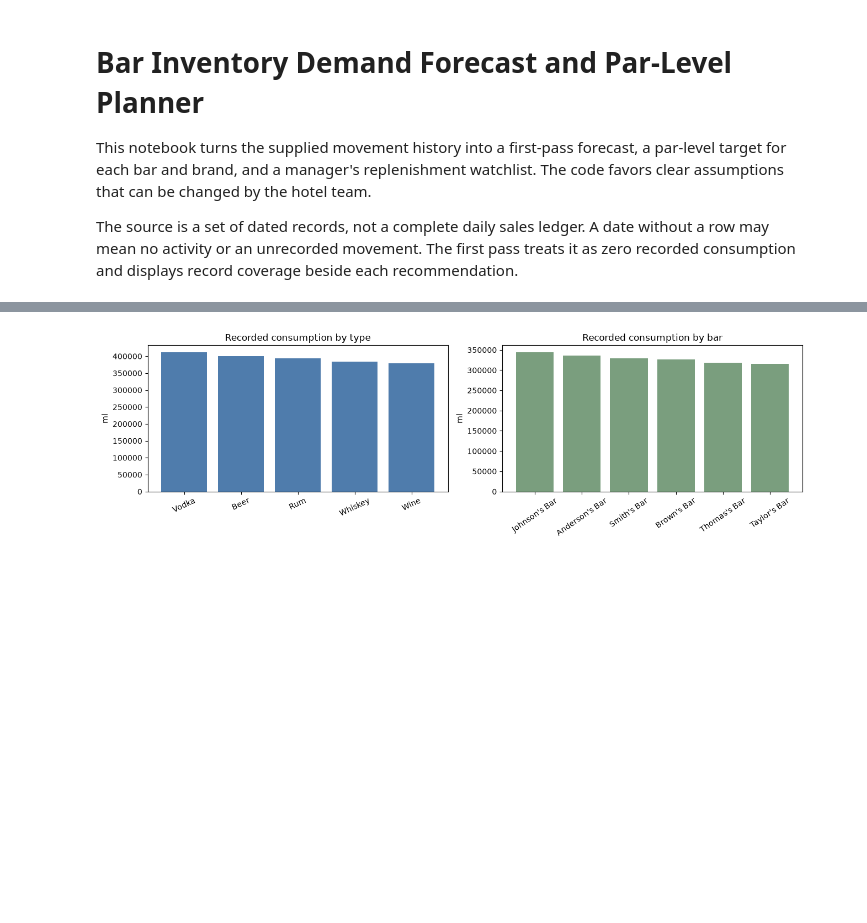
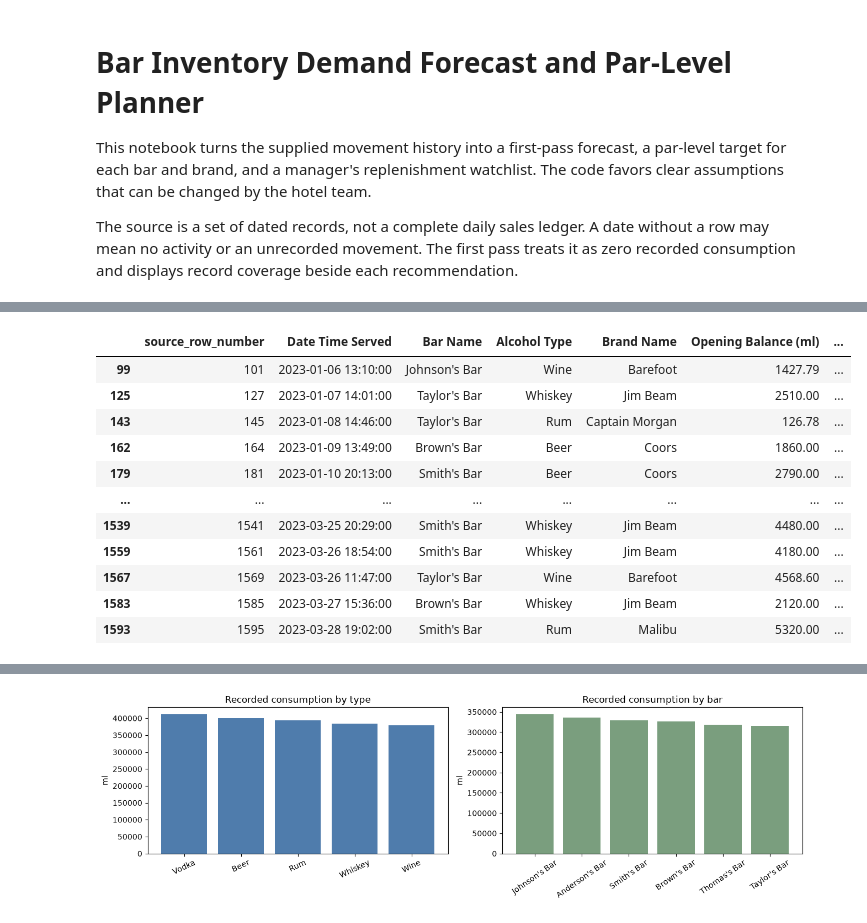
Before and after one commit to Diganta20/inventory_management_sys, a Jupyter notebook: main.ipynb, the cells around one changed output, grey strips where cells are left out. Cells and saved outputs as stored; diff of their text form; code cells hidden in the pictures; blank space fills up the shorter version.

```diff
--- a/main.ipynb
+++ b/main.ipynb
@@ -35,23 +42,78 @@ DEMAND_COL = "Consumed (ml)"
 # %%
 if not DATA_PATH.exists():
-    raise FileNotFoundError(f"CSV not found: {DATA_PATH}. Update DATA_PATH or place the file beside this notebook.")
+    raise FileNotFoundError(
+        f"CSV not found: {DATA_PATH}. Update DATA_PATH or place the file beside this notebook."
+    )
 
-raw = pd.read_csv(DATA_PATH)
-required = {TIME_COL, *GROUP_COLS, "Opening Balance (ml)", "Purchase (ml)",
-            DEMAND_COL, "Closing Balance (ml)"}
-missing = required.difference(raw.columns)
-if missing:
-    raise ValueError(f"Missing expected columns: {sorted(missing)}")
+# Keep the loaded table intact; all checks below add flags rather than fixing source values.
+source_data = pd.read_csv(DATA_PATH)
+raw = source_data.copy()
+
+required = {TIME_COL, *GROUP_COLS, *MOVEMENT_COLS}
+missing_columns = required.difference(raw.columns)
+if missing_columns:
+    raise ValueError(f"Missing expected columns: {sorted(missing_columns)}")
+
+raw["source_row_number"] = np.arange(2, len(raw) + 2)
+raw["is_exact_duplicate"] = source_data.duplicated(keep=False)
 
 raw[TIME_COL] = pd.to_datetime(raw[TIME_COL], errors="coerce")
-for column in ["Opening Balance (ml)", "Purchase (ml)", DEMAND_COL, "Closing Balance (ml)"]:
+for column in MOVEMENT_COLS:
     raw[column] = pd.to_numeric(raw[column], errors="coerce")
-raw = raw.dropna(subset=[TIME_COL, *GROUP_COLS, DEMAND_COL]).copy()
+
 raw["Date"] = raw[TIME_COL].dt.normalize()
+raw["has_negative_quantity"] = raw[MOVEMENT_COLS].lt(0).any(axis=1)
 
-print(f"Rows: {len(raw):,}")
-print(f"Date range: {raw[TIME_COL].min():%Y-%m-%d} to {raw[TIME_COL].max():%Y-%m-%d}")
-print(f"Bars: {raw['Bar Name'].nunique()} | Brands: {raw['Brand Name'].nunique()} | "
-      f"Bar-brand combinations: {raw[GROUP_COLS].drop_duplicates().shape[0]}")
-print("Missing fields after cleaning:", int(raw.isna().sum().sum()))
+raw["expected_closing_ml"] = (
+    raw["Opening Balance (ml)"] + raw["Purchase (ml)"] - raw[DEMAND_COL]
+)
+raw["balance_discrepancy_ml"] = (
+    raw["Closing Balance (ml)"] - raw["expected_closing_ml"]
+)
+raw["has_balance_discrepancy"] = (
+    raw["balance_discrepancy_ml"].abs() > BALANCE_TOLERANCE_ML
+)
+
+required_for_demand = [TIME_COL, *GROUP_COLS, DEMAND_COL]
+raw["has_missing_required_field"] = raw[required_for_demand].isna().any(axis=1)
+
+quality_summary = pd.Series({
+    "Rows in source file": len(raw),
+    "Rows with missing values (any column)": int(raw.isna().any(axis=1).sum()),
+    "Rows with invalid timestamps": int(raw[TIME_COL].isna().sum()),
+    "Exact duplicate rows": int(raw["is_exact_duplicate"].sum()),
+    "Rows with a negative movement or balance": int(raw["has_negative_quantity"].sum()),
+    "Rows with missing demand-analysis fields": int(raw["has_missing_required_field"].sum()),
+    f"Balance discrepancies over {BALANCE_TOLERANCE_ML:g} ml": int(raw["has_balance_discrepancy"].sum()),
+    "Maximum absolute balance discrepancy (ml)": raw["balance_discrepancy_ml"].abs().max(),
+}, name="row_count")
+display(quality_summary.to_frame())
+
+# Show suspicious rows for review; do not overwrite or silently repair them.
+suspicious_mask = (
+    raw["is_exact_duplicate"] | raw["has_negative_quantity"]
+    | raw["has_balance_discrepancy"] | raw["has_missing_required_field"]
+    | raw[TIME_COL].isna()
+)
+suspicious_columns = [
+    "source_row_number", TIME_COL, *GROUP_COLS, *MOVEMENT_COLS,
+    "expected_closing_ml", "balance_discrepancy_ml",
+    "is_exact_duplicate", "has_negative_quantity", "has_balance_discrepancy",
+    "has_missing_required_field",
+]
+suspicious_records = raw.loc[suspicious_mask, suspicious_columns]
+print(f"Flagged records for review: {len(suspicious_records):,}")
+display(suspicious_records)
+
+# Demand analysis requires a usable date, item identity, and nonnegative consumption.
+analysis_data = raw.dropna(subset=required_for_demand).copy()
+negative_demand_mask = analysis_data[DEMAND_COL] < 0
+print(f"Negative-consumption rows excluded from demand analysis: {int(negative_demand_mask.sum()):,}")
+analysis_data = analysis_data.loc[~negative_demand_mask].copy()
+analysis_data["Date"] = analysis_data[TIME_COL].dt.normalize()
+
+print(f"Rows retained for demand analysis: {len(analysis_data):,}")
+print(f"Date range: {analysis_data[TIME_COL].min():%Y-%m-%d} to {analysis_data[TIME_COL].max():%Y-%m-%d}")
+print(f"Bars: {analysis_data['Bar Name'].nunique()} | Brands: {analysis_data['Brand Name'].nunique()} | "
+      f"Bar-brand combinations: {analysis_data[GROUP_COLS].drop_duplicates().shape[0]}")
 # %% [output]
@@ -61,0 +130,12 @@ Missing fields after cleaning: 0
+|  | source_row_number | Date Time Served | Bar Name | Alcohol Type | Brand Name | Opening Balance (ml) | ... |
+| 99 | 101 | 2023-01-06 13:10:00 | Johnson's Bar | Wine | Barefoot | 1427.79 | ... |
+| 125 | 127 | 2023-01-07 14:01:00 | Taylor's Bar | Whiskey | Jim Beam | 2510.00 | ... |
+| 143 | 145 | 2023-01-08 14:46:00 | Taylor's Bar | Rum | Captain Morgan | 126.78 | ... |
+| 162 | 164 | 2023-01-09 13:49:00 | Brown's Bar | Beer | Coors | 1860.00 | ... |
+| 179 | 181 | 2023-01-10 20:13:00 | Smith's Bar | Beer | Coors | 2790.00 | ... |
+| ... | ... | ... | ... | ... | ... | ... | ... |
+| 1539 | 1541 | 2023-03-25 20:29:00 | Smith's Bar | Whiskey | Jim Beam | 4480.00 | ... |
+| 1559 | 1561 | 2023-03-26 18:54:00 | Smith's Bar | Whiskey | Jim Beam | 4180.00 | ... |
+| 1567 | 1569 | 2023-03-26 11:47:00 | Taylor's Bar | Wine | Barefoot | 4568.60 | ... |
+| 1583 | 1585 | 2023-03-27 15:36:00 | Brown's Bar | Whiskey | Jim Beam | 2120.00 | ... |
+| 1593 | 1595 | 2023-03-28 19:02:00 | Smith's Bar | Rum | Malibu | 5320.00 | ... |
```
Also changed, not shown: parts of 16 cells of this notebook, 3 other files.
